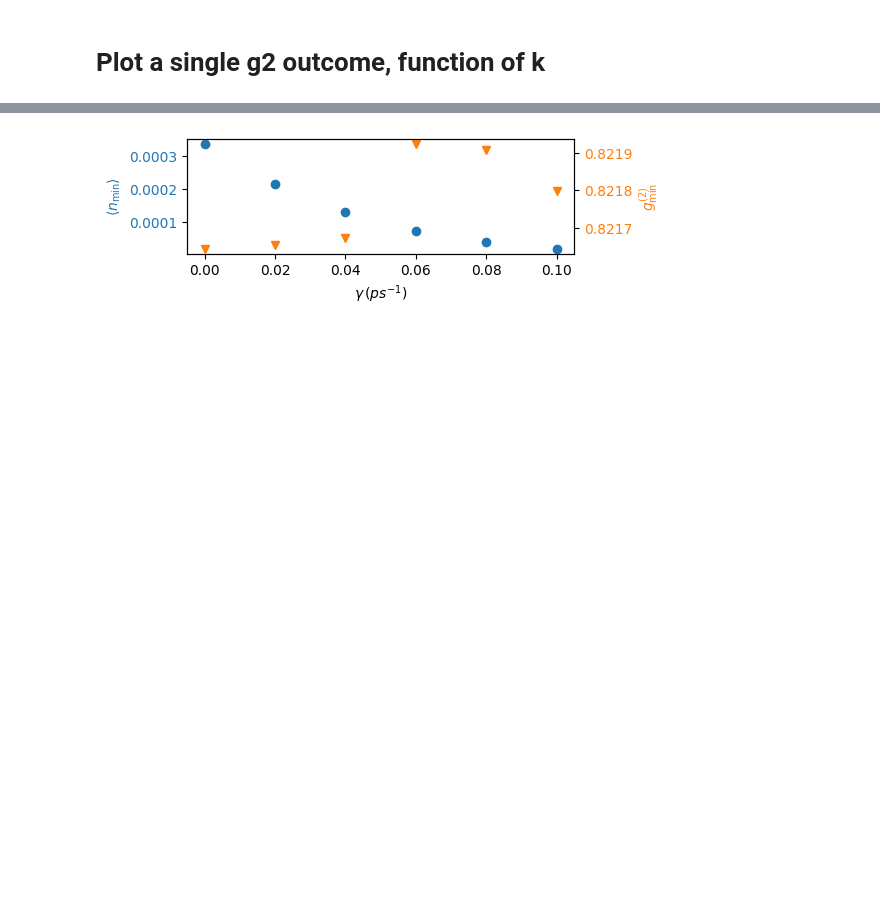
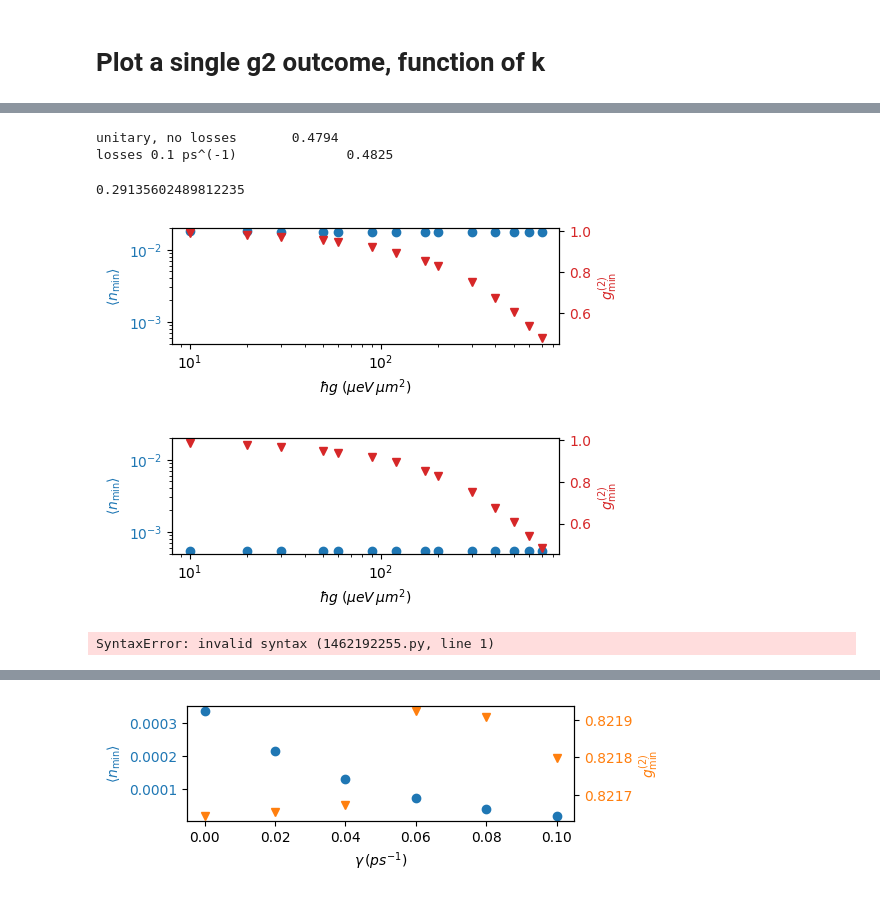
Before and after one commit to HewlettPackard/tensor-circuit-torch, a Jupyter notebook: MPDO_circuit/experiments/g2_experiment/analyze.ipynb, the cells around one changed output, grey strips where cells are left out. Drawn from its saved outputs; the diff is of its cells as text; code cells hidden in the pictures; blank space fills up the shorter version.

```diff
--- a/MPDO_circuit/experiments/g2_experiment/analyze.ipynb
+++ b/MPDO_circuit/experiments/g2_experiment/analyze.ipynb
@@ -103,0 +341,76 @@ g2_min: 0.5020514695073821, with n: 0.024752309627542983
+# %%
+import numpy as np
+
+ks = d[10][0.00][0.0]['ks']
+wg_select = 0
+k_select = 38
+
+g2_min = np.zeros((len(hgs), len(gammas)))
+n_g2_min = np.zeros((len(hgs), len(gammas)))
+
+for ih, hg in enumerate(hgs):
+    for ig, gamma in enumerate(gammas):
+        g2_min_phi = [np.nanmin(d[hg][gamma][phi]['g2s'][k_select, wg_select]) for phi in phis]
+        g2_min[ih,ig] = np.min(g2_min_phi)
+
+        # g2_min_arg_phi = [np.unravel_index(np.argmin(d[hg][gamma][phi]['g2s'][k_select]), data_shape) for phi in phis]
+        # g2_min_arg_phi = [np.argmin(d[hg][gamma][phi]['g2s'][k_select]) for phi in phis]
+        g2_min_arg = np.argmin(g2_min_phi)
+
+        n_g2_min[ih,ig] = d[hg][gamma][phis[g2_min_arg]]['ns'][k_select, wg_select]
+# %%
+print(f"unitary, no losses \t {g2_min[-1,0]:.4f}")
+print(f"losses {gammas[-1]} ps^(-1) \t\t{g2_min[-1,-1]:.4f}")
+# %% [output]
+unitary, no losses       0.4794
+losses 0.1 ps^(-1)              0.4825
+# %%
+2 * (1 - 0.7) ** 1.6
+# %% [output]
+0.29135602489812235
+# %%
+inds = [1, 2, 3, 5, 6, 9, 11, 13, 14, 15, 16, 17, 18, 19]
+i_gammas_plot = [0, -1]
+nylim = [0.0005,0.02] #[0.9 * np.min(n_g2_min[:,i_gammas_plot]), 1.1 * np.max(n_g2_min[:,i_gammas_plot])]
+
+for i in i_gammas_plot:
+    fig, ax1 = plt.subplots(figsize=(5,1.5))
+    # left y-axis (blue)
+    ax1.loglog(hgs[inds], n_g2_min[inds,i], "o", color="tab:blue")
+    ax1.set_xlabel(r"$\hbar g\; (\mu eV \,\mu m^2)$")
+    ax1.set_ylabel(r"$\langle n_\mathrm{min} \rangle$", color="tab:blue")
+    ax1.set_ylim(nylim)
+    ax1.tick_params(axis="y", labelcolor="tab:blue")
+
+    # right y-axis (orange)
+    ax2 = ax1.twinx()
+    ax2.semilogx(hgs[inds], g2_min[inds, i], "v", color="tab:red")
+    ax2.set_ylabel(r"$g^{(2)}_\text{min}$", color="tab:red")
+    ax2.tick_params(axis="y", labelcolor="tab:red")
+
+    plt.show()
+# %% [output]
+[figure, added]
+[figure, added]
+# %%
+i_hg =
+nylim = [0.0005,0.02] #[0.9 * np.min(n_g2_min[:,i_gammas_plot]), 1.1 * np.max(n_g2_min[:,i_gammas_plot])]
+
+for i in i_gammas_plot:
+    fig, ax1 = plt.subplots(figsize=(5,1.5))
+    # left y-axis (blue)
+    ax1.loglog(hgs[inds], n_g2_min[inds,i], "o", color="tab:blue")
+    ax1.set_xlabel(r"$\hbar g\; (\mu eV \,\mu m^2)$")
+    ax1.set_ylabel(r"$\langle n_\mathrm{min} \rangle$", color="tab:blue")
+    ax1.set_ylim(nylim)
+    ax1.tick_params(axis="y", labelcolor="tab:blue")
+
+    # right y-axis (orange)
+    ax2 = ax1.twinx()
+    ax2.semilogx(hgs[inds], g2_min[inds, i], "v", color="tab:red")
+    ax2.set_ylabel(r"$g^{(2)}_\text{min}$", color="tab:red")
+    ax2.tick_params(axis="y", labelcolor="tab:red")
+
+    plt.show()
+# %% [output]
+SyntaxError: invalid syntax (1462192255.py, line 1)
```
Also changed, not shown: parts of 23 cells of this notebook, 29 other files.
